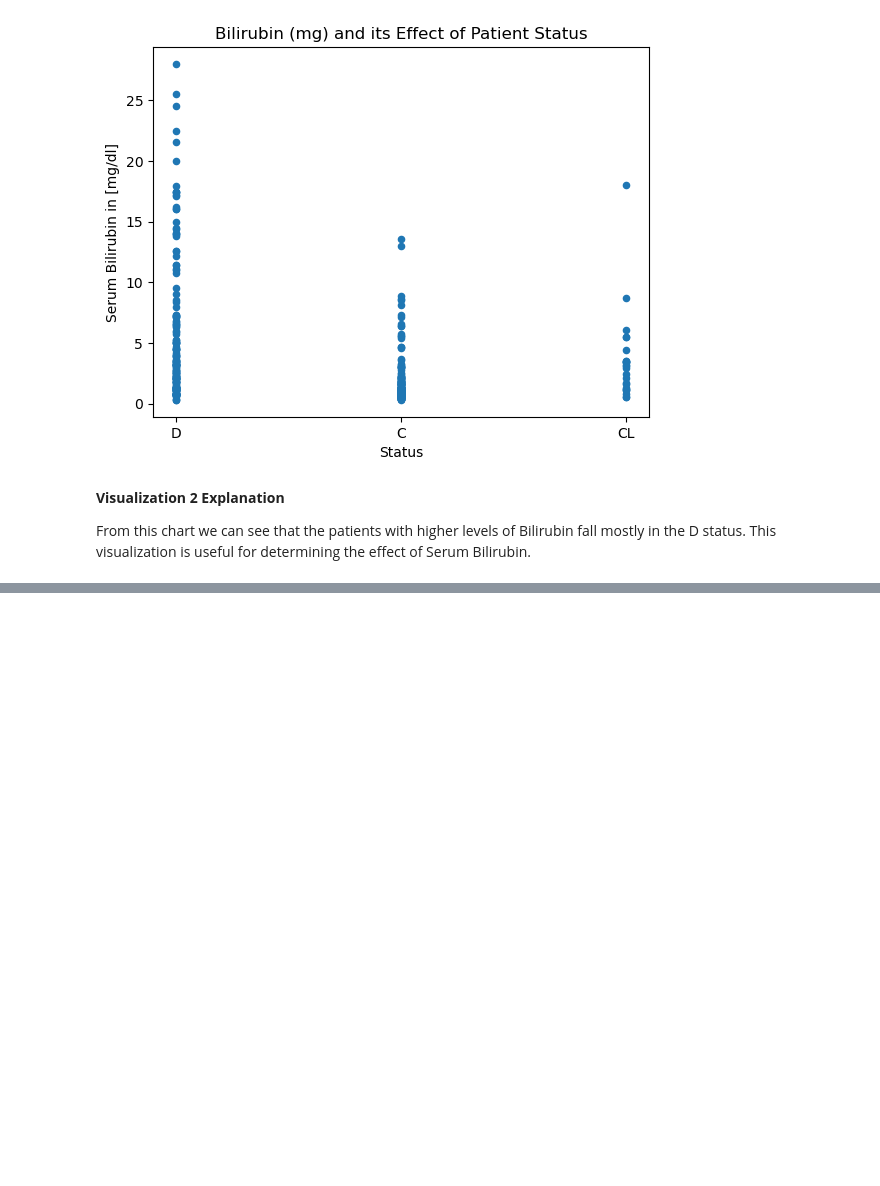
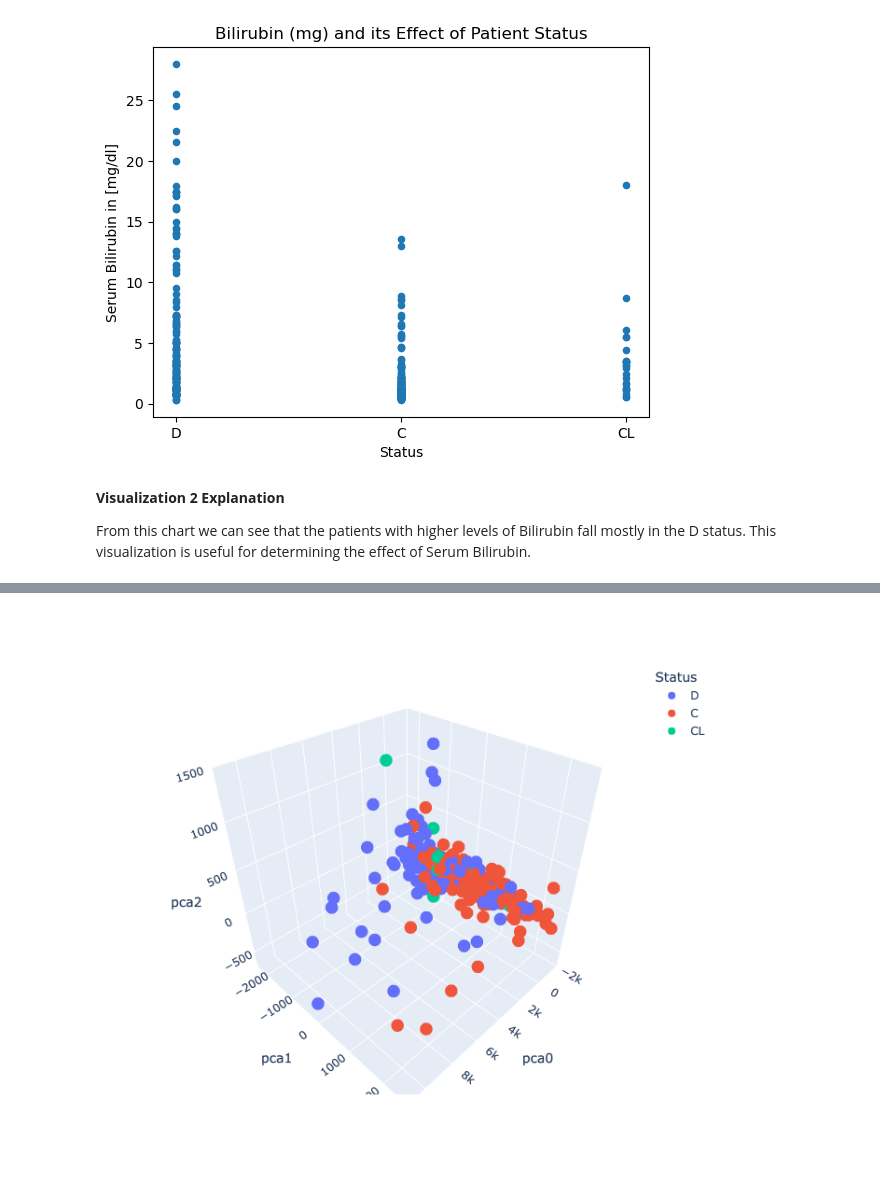
Before and after one commit to sof2401/Project-4, a Jupyter notebook: Project 4.ipynb, the cells around one changed output, grey strips where cells are left out. Cells and saved outputs as stored; diff of their text form; code cells hidden in the pictures; blank space fills up the shorter version.

```diff
--- a/Project 4.ipynb
+++ b/Project 4.ipynb
@@ -348,0 +376,7 @@ From this chart we can see that the patients with higher levels of Bilirubin fal
+# %%
+import plotly.express as px
+import plotly.io as pio
+# Make a 3d scatter plot with a PC on each axis and color by the target
+fig = px.scatter_3d(plot_df_pca, x='pca0',y='pca1',z='pca2', width=800, height=600, color = "Status")
+fig
+# %% [output]
@@ -348,0 +384 @@ From this chart we can see that the patients with higher levels of Bilirubin fal
+[figure, added]
```
Also changed, not shown: parts of 7 cells of this notebook.
